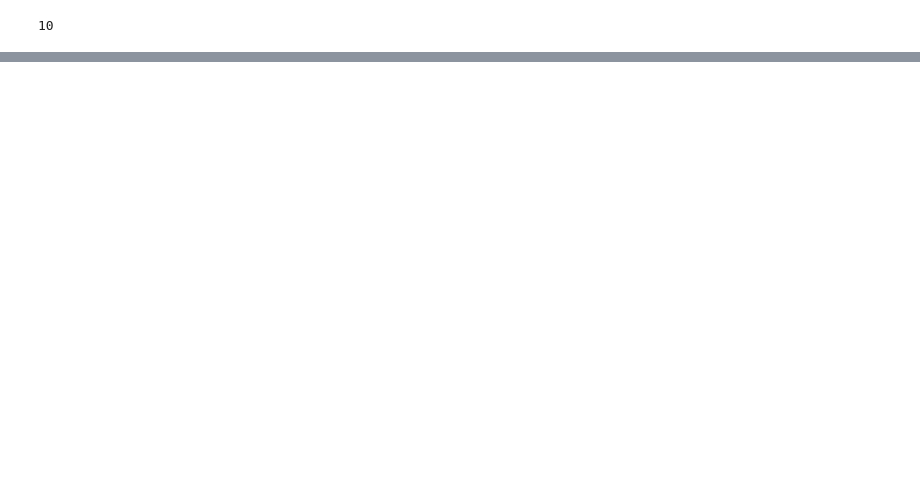
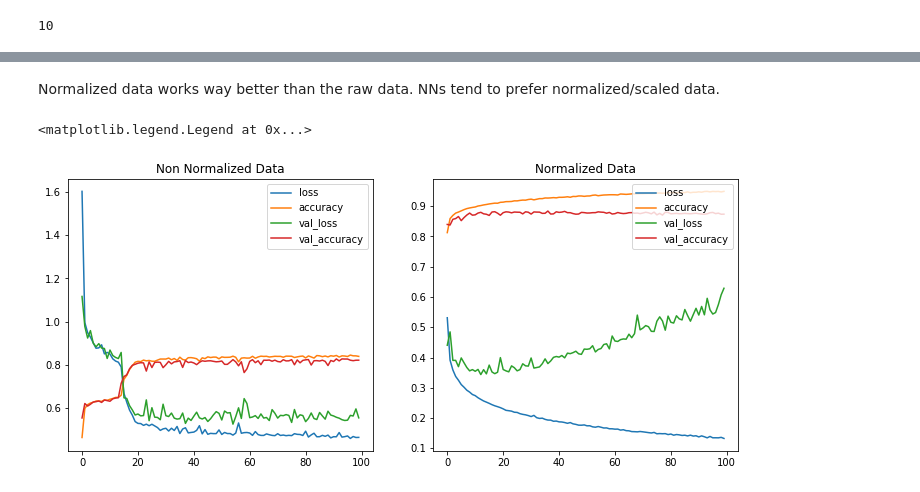
Before and after one commit to Shreyas-13/Tensorflow-Developer, a Jupyter notebook: 02_NeuralNetwork__Classification.ipynb, the cells around one changed output, grey strips where cells are left out. Drawn from its saved outputs; the diff is of its cells as text; code cells hidden in the pictures; blank space fills up the shorter version.

```diff
--- a/02_NeuralNetwork__Classification.ipynb
+++ b/02_NeuralNetwork__Classification.ipynb
@@ -504,0 +476,14 @@ plot_images()
+# %%
+## In the previous model we didn't normalize our data, so normalize the data to
+## see if there are any improvements
+
+'''To normalize the data we divide it by he max value present in the dataset'''
+
+print('Data range before normalization: ', train_data.min(), ',' ,
+      train_data.max())
+
+train_data_norm = train_data/255.0
+test_data_norm = test_data/255.0
+
+print('Data range after normalization: ', train_data_norm.min(), ',' ,
+      train_data_norm.max())
@@ -504,0 +493,20 @@ plot_images()
+# %%
+##Using the same previous model again
+
+model5 = tf.keras.Sequential([
+                              tf.keras.layers.Flatten(input_shape=(28,28)),
+                              tf.keras.layers.Dense(units=32,
+                                                    activation='relu'),
+                              tf.keras.layers.Dense(units=64,
+                                                    activation='relu'),
+                              tf.keras.layers.Dense(units=10,
+                                                    activation='softmax')
+])
+
+model5.compile(loss=tf.keras.losses.SparseCategoricalCrossentropy(),
+               optimizer=tf.keras.optimizers.Adam(),
+               metrics=['accuracy'])
+
+norm_history = model5.fit(train_data_norm, train_labels,
+                          epochs=100,
+                          validation_data=(test_data_norm, test_labels))
@@ -504,0 +531,15 @@ plot_images()
+# %% [markdown]
+
+Normalized data works way better than the raw data. NNs tend to prefer normalized/scaled data.
+# %%
+## Plotting non normalized vs normalized data
+fig, axes = plt.subplots(1,2)
+pd.DataFrame(non_norm_history.history).plot(ax=axes[0], figsize=(12,5),
+                                            title='Non Normalized Data')
+pd.DataFrame(norm_history.history).plot(ax=axes[1], figsize=(12,5),
+                                        title='Normalized Data',
+                                        )
+plt.legend(loc='upper right')
+# %% [output]
+<matplotlib.legend.Legend at 0x...>
+[figure, added]
```
Also changed, not shown: parts of 14 cells of this notebook.
